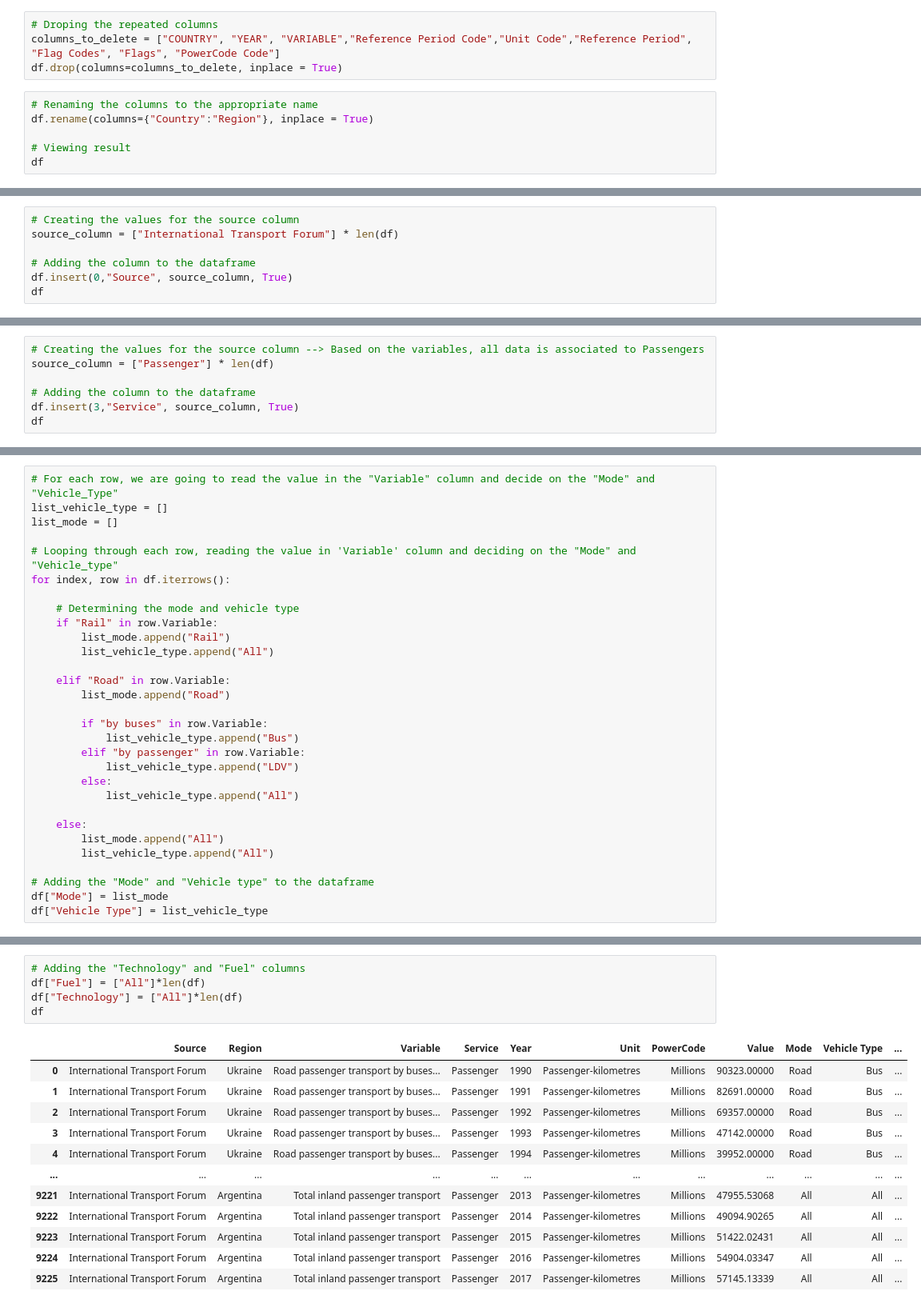
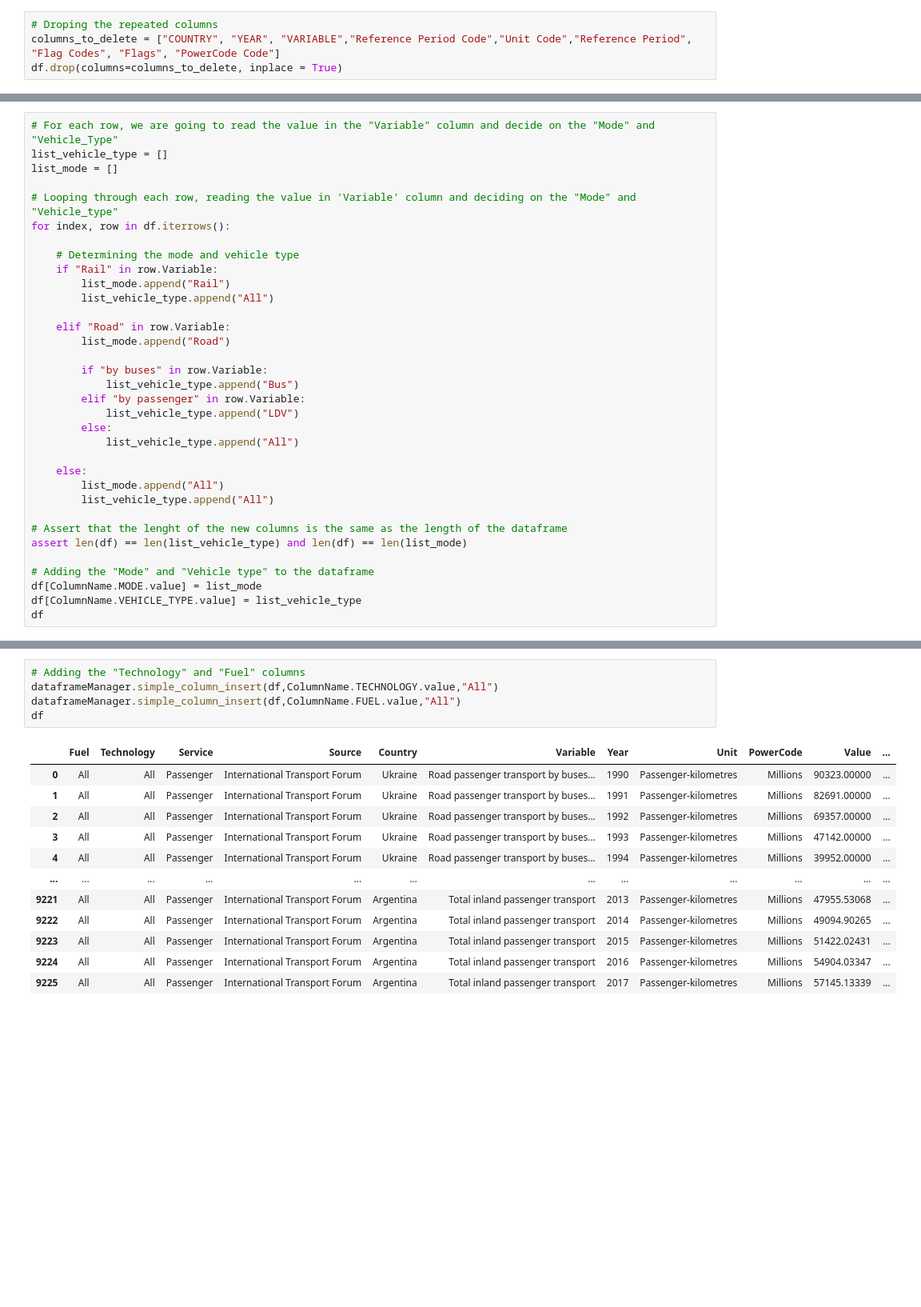
Before and after one commit to transportenergy/database, a Jupyter notebook: item/historical/scripts/T000.ipynb, the cells around one changed output, grey strips where cells are left out. Shown at 80% size. Cells and saved outputs as stored; diff of their text form; blank space fills up the shorter version.

Commit message:
refactroing t000 to comply with new architecture and using managers

```diff
--- a/item/historical/scripts/T000.ipynb
+++ b/item/historical/scripts/T000.ipynb
@@ -223,9 +224,3 @@ df.drop(index_to_erase, inplace=True)
 # Droping the repeated columns
 columns_to_delete = ["COUNTRY", "YEAR", "VARIABLE","Reference Period Code","Unit Code","Reference Period", "Flag Codes", "Flags", "PowerCode Code"]
 df.drop(columns=columns_to_delete, inplace = True)
-# %%
-# Renaming the columns to the appropriate name
-df.rename(columns={"Country":"Region"}, inplace = True)
-
-# Viewing result
-df
@@ -246,10 +227,3 @@ df
 # %% [markdown]
 # Adding the 'Source' column
 ### Rule: Add the same source to all rows since all data comes from same source
-# %%
-# Creating the values for the source column
-source_column = ["International Transport Forum"] * len(df)
-
-# Adding the column to the dataframe
-df.insert(0,"Source", source_column, True)
-df
@@ -270,10 +247,3 @@ df
 # %% [markdown]
 # Adding the 'Service' column
 ### Rule: Since all the data is associated to passenger data, the service for all rows corresponds to 'Passenger'
-# %%
-# Creating the values for the source column --> Based on the variables, all data is associated to Passengers
-source_column = ["Passenger"] * len(df)
-
-# Adding the column to the dataframe
-df.insert(3,"Service", source_column, True)
-df
@@ -321,6 +294,10 @@ for index, row in df.iterrows():
         list_mode.append("All")
         list_vehicle_type.append("All")
 
+# Assert that the lenght of the new columns is the same as the length of the dataframe
+assert len(df) == len(list_vehicle_type) and len(df) == len(list_mode)
+
 # Adding the "Mode" and "Vehicle type" to the dataframe
-df["Mode"] = list_mode
-df["Vehicle Type"] = list_vehicle_type
+df[ColumnName.MODE.value] = list_mode
+df[ColumnName.VEHICLE_TYPE.value] = list_vehicle_type
+df
@@ -345,22 +320,22 @@ df
 ### Rule: The dataset does not provide any data about those two columns, so we added the default value in both cases
 # %%
 # Adding the "Technology" and "Fuel" columns
-df["Fuel"] = ["All"]*len(df)
-df["Technology"] = ["All"]*len(df)
+dataframeManager.simple_column_insert(df,ColumnName.TECHNOLOGY.value,"All")
+dataframeManager.simple_column_insert(df,ColumnName.FUEL.value,"All")
 df
 # %% [output]
-|  | Source | Region | Variable | Service | Year | Unit | PowerCode | Value | Mode | Vehicle Type | ... |
-| 0 | International Transport Forum | Ukraine | Road passenger transport by buses... | Passenger | 1990 | Passenger-kilometres | Millions | 90323.00000 | Road | Bus | ... |
-| 1 | International Transport Forum | Ukraine | Road passenger transport by buses... | Passenger | 1991 | Passenger-kilometres | Millions | 82691.00000 | Road | Bus | ... |
-| 2 | International Transport Forum | Ukraine | Road passenger transport by buses... | Passenger | 1992 | Passenger-kilometres | Millions | 69357.00000 | Road | Bus | ... |
-| 3 | International Transport Forum | Ukraine | Road passenger transport by buses... | Passenger | 1993 | Passenger-kilometres | Millions | 47142.00000 | Road | Bus | ... |
-| 4 | International Transport Forum | Ukraine | Road passenger transport by buses... | Passenger | 1994 | Passenger-kilometres | Millions | 39952.00000 | Road | Bus | ... |
+|  | Fuel | Technology | Service | Source | Country | Variable | Year | Unit | PowerCode | Value | ... |
+| 0 | All | All | Passenger | International Transport Forum | Ukraine | Road passenger transport by buses... | 1990 | Passenger-kilometres | Millions | 90323.00000 | ... |
+| 1 | All | All | Passenger | International Transport Forum | Ukraine | Road passenger transport by buses... | 1991 | Passenger-kilometres | Millions | 82691.00000 | ... |
+| 2 | All | All | Passenger | International Transport Forum | Ukraine | Road passenger transport by buses... | 1992 | Passenger-kilometres | Millions | 69357.00000 | ... |
+| 3 | All | All | Passenger | International Transport Forum | Ukraine | Road passenger transport by buses... | 1993 | Passenger-kilometres | Millions | 47142.00000 | ... |
+| 4 | All | All | Passenger | International Transport Forum | Ukraine | Road passenger transport by buses... | 1994 | Passenger-kilometres | Millions | 39952.00000 | ... |
 | ... | ... | ... | ... | ... | ... | ... | ... | ... | ... | ... | ... |
-| 9221 | International Transport Forum | Argentina | Total inland passenger transport | Passenger | 2013 | Passenger-kilometres | Millions | 47955.53068 | All | All | ... |
-| 9222 | International Transport Forum | Argentina | Total inland passenger transport | Passenger | 2014 | Passenger-kilometres | Millions | 49094.90265 | All | All | ... |
-| 9223 | International Transport Forum | Argentina | Total inland passenger transport | Passenger | 2015 | Passenger-kilometres | Millions | 51422.02431 | All | All | ... |
-| 9224 | International Transport Forum | Argentina | Total inland passenger transport | Passenger | 2016 | Passenger-kilometres | Millions | 54904.03347 | All | All | ... |
-| 9225 | International Transport Forum | Argentina | Total inland passenger transport | Passenger | 2017 | Passenger-kilometres | Millions | 57145.13339 | All | All | ... |
+| 9221 | All | All | Passenger | International Transport Forum | Argentina | Total inland passenger transport | 2013 | Passenger-kilometres | Millions | 47955.53068 | ... |
+| 9222 | All | All | Passenger | International Transport Forum | Argentina | Total inland passenger transport | 2014 | Passenger-kilometres | Millions | 49094.90265 | ... |
+| 9223 | All | All | Passenger | International Transport Forum | Argentina | Total inland passenger transport | 2015 | Passenger-kilometres | Millions | 51422.02431 | ... |
+| 9224 | All | All | Passenger | International Transport Forum | Argentina | Total inland passenger transport | 2016 | Passenger-kilometres | Millions | 54904.03347 | ... |
+| 9225 | All | All | Passenger | International Transport Forum | Argentina | Total inland passenger transport | 2017 | Passenger-kilometres | Millions | 57145.13339 | ... |
 8350 rows × 12 columns
 # %% [markdown]
 # Managing the 'Unit' column
```
Also changed, not shown: parts of 43 cells of this notebook, 2 other files.
